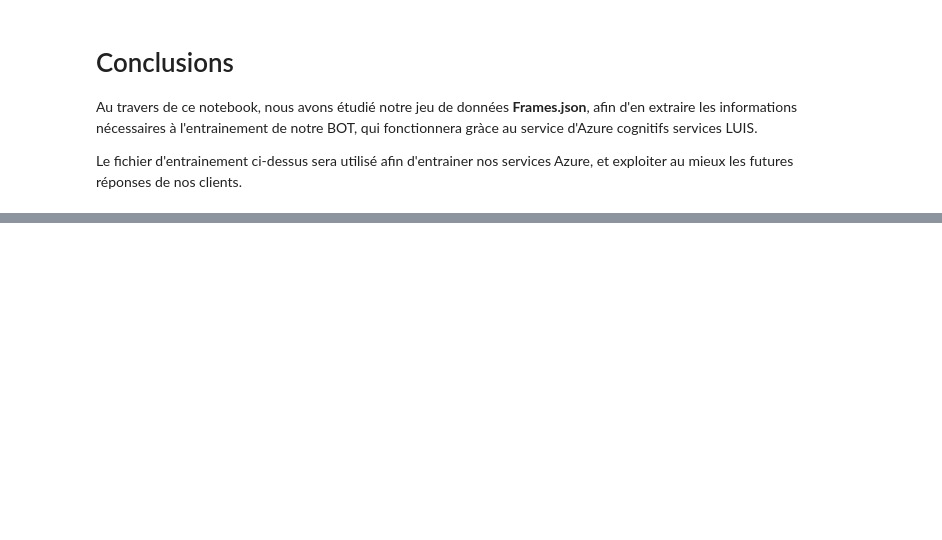
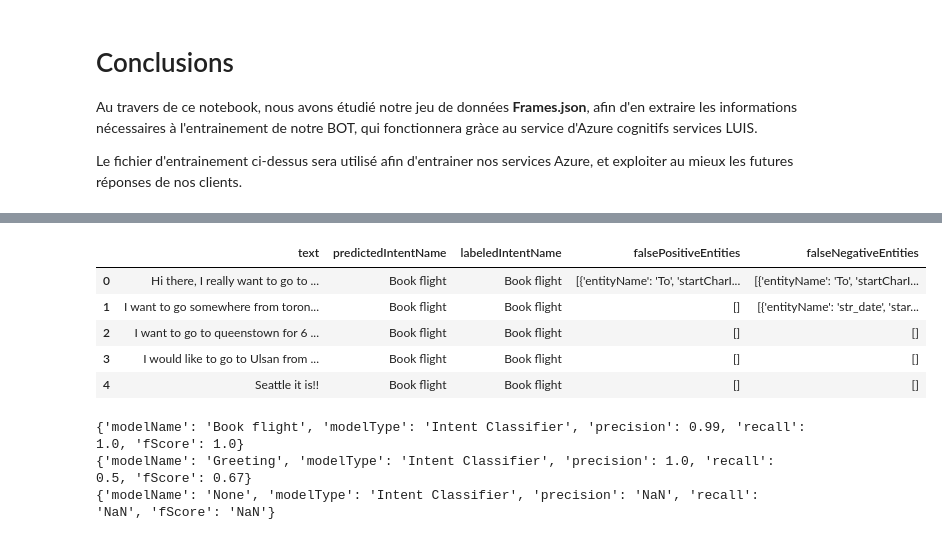
Before and after one commit to blanchonnicolas/IA_Chatbot_FlightBooking, a Jupyter notebook: EDA.ipynb, the cells around one changed output, grey strips where cells are left out. Drawn from its saved outputs; the diff is of its cells as text; code cells hidden in the pictures; blank space fills up the shorter version.

```diff
--- a/EDA.ipynb
+++ b/EDA.ipynb
@@ -567,0 +612,16 @@ Le fichier d'entrainement ci-dessus sera utilisé afin d'entrainer nos services
+# %%
+pd.json_normalize(luis_batch_testing_results["utterancesStats"][0:5])
+# %% [output]
+|  | text | predictedIntentName | labeledIntentName | falsePositiveEntities | falseNegativeEntities |
+| 0 | Hi there, I really want to go to ... | Book flight | Book flight | [{'entityName': 'To', 'startCharI... | [{'entityName': 'To', 'startCharI... |
+| 1 | I want to go somewhere from toron... | Book flight | Book flight | [] | [{'entityName': 'str_date', 'star... |
+| 2 | I want to go to queenstown for 6 ... | Book flight | Book flight | [] | [] |
+| 3 | I would like to go to Ulsan from ... | Book flight | Book flight | [] | [] |
+| 4 | Seattle it is!! | Book flight | Book flight | [] | [] |
+# %%
+for i in range(len(luis_batch_testing_results["intentModelsStats"])):
+    print(luis_batch_testing_results["intentModelsStats"][i])
+# %% [output]
+{'modelName': 'Book flight', 'modelType': 'Intent Classifier', 'precision': 0.99, 'recall': 1.0, 'fScore': 1.0}
+{'modelName': 'Greeting', 'modelType': 'Intent Classifier', 'precision': 1.0, 'recall': 0.5, 'fScore': 0.67}
+{'modelName': 'None', 'modelType': 'Intent Classifier', 'precision': 'NaN', 'recall': 'NaN', 'fScore': 'NaN'}
```
Also changed, not shown: parts of 6 cells of this notebook, 2 other files.
